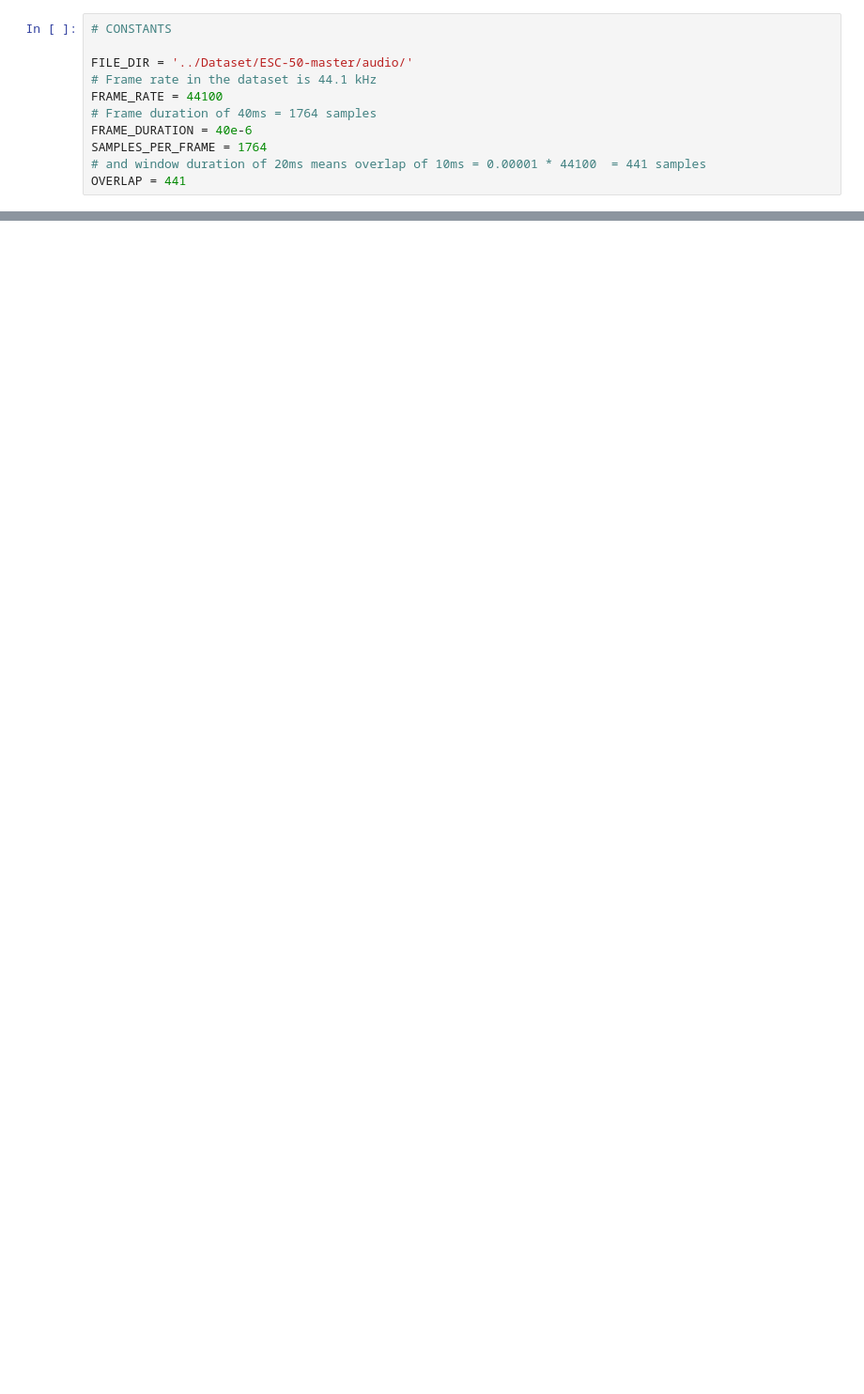
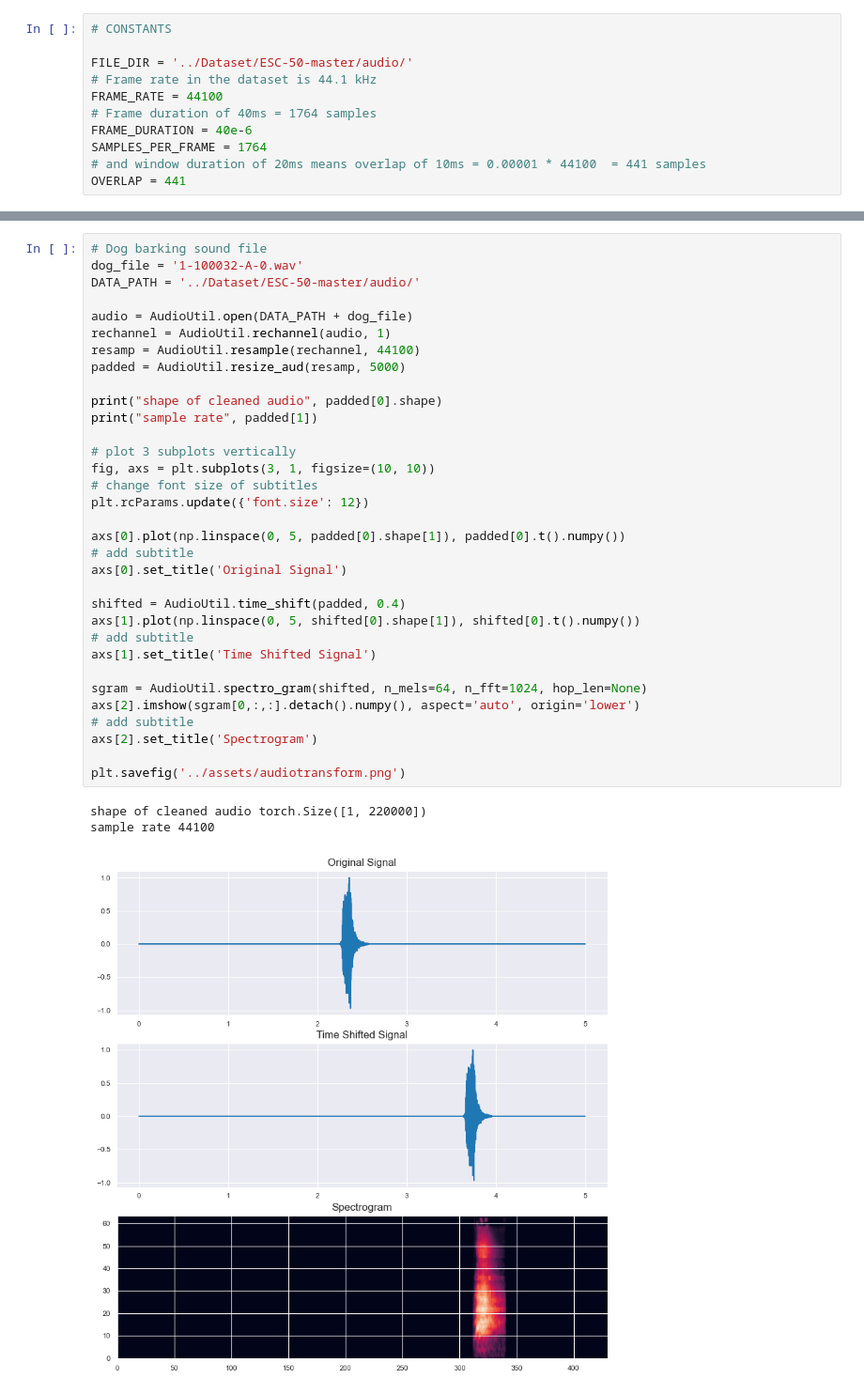
Before and after one commit to atreyaray/asr-sound-event-detection, a Jupyter notebook: Code/main.ipynb, the cells around one changed output, grey strips where cells are left out. Shown at 94% size. Saved outputs shown, nothing was run; the diff lists cells and outputs as text; blank space fills up the shorter version.

Commit message:
added plots for preprocessing for example input

```diff
--- a/Code/main.ipynb
+++ b/Code/main.ipynb
@@ -91,0 +199,37 @@ class Clip:
+# %%
+# Dog barking sound file
+dog_file = '1-100032-A-0.wav'
+DATA_PATH = '../Dataset/ESC-50-master/audio/'
+
+audio = AudioUtil.open(DATA_PATH + dog_file)
+rechannel = AudioUtil.rechannel(audio, 1)
+resamp = AudioUtil.resample(rechannel, 44100)
+padded = AudioUtil.resize_aud(resamp, 5000)
+
+print("shape of cleaned audio", padded[0].shape)
+print("sample rate", padded[1])
+
+# plot 3 subplots vertically
+fig, axs = plt.subplots(3, 1, figsize=(10, 10))
+# change font size of subtitles
+plt.rcParams.update({'font.size': 12})
+
+axs[0].plot(np.linspace(0, 5, padded[0].shape[1]), padded[0].t().numpy())
+# add subtitle
+axs[0].set_title('Original Signal')
+
+shifted = AudioUtil.time_shift(padded, 0.4)
+axs[1].plot(np.linspace(0, 5, shifted[0].shape[1]), shifted[0].t().numpy())
+# add subtitle
+axs[1].set_title('Time Shifted Signal')
+
+sgram = AudioUtil.spectro_gram(shifted, n_mels=64, n_fft=1024, hop_len=None)
+axs[2].imshow(sgram[0,:,:].detach().numpy(), aspect='auto', origin='lower')
+# add subtitle
+axs[2].set_title('Spectrogram')
+
+plt.savefig('../assets/audiotransform.png')
+# %% [output]
+shape of cleaned audio torch.Size([1, 220000])
+sample rate 44100
+[figure, added]
```
Also changed, not shown: parts of 5 cells of this notebook, 1 other file.
